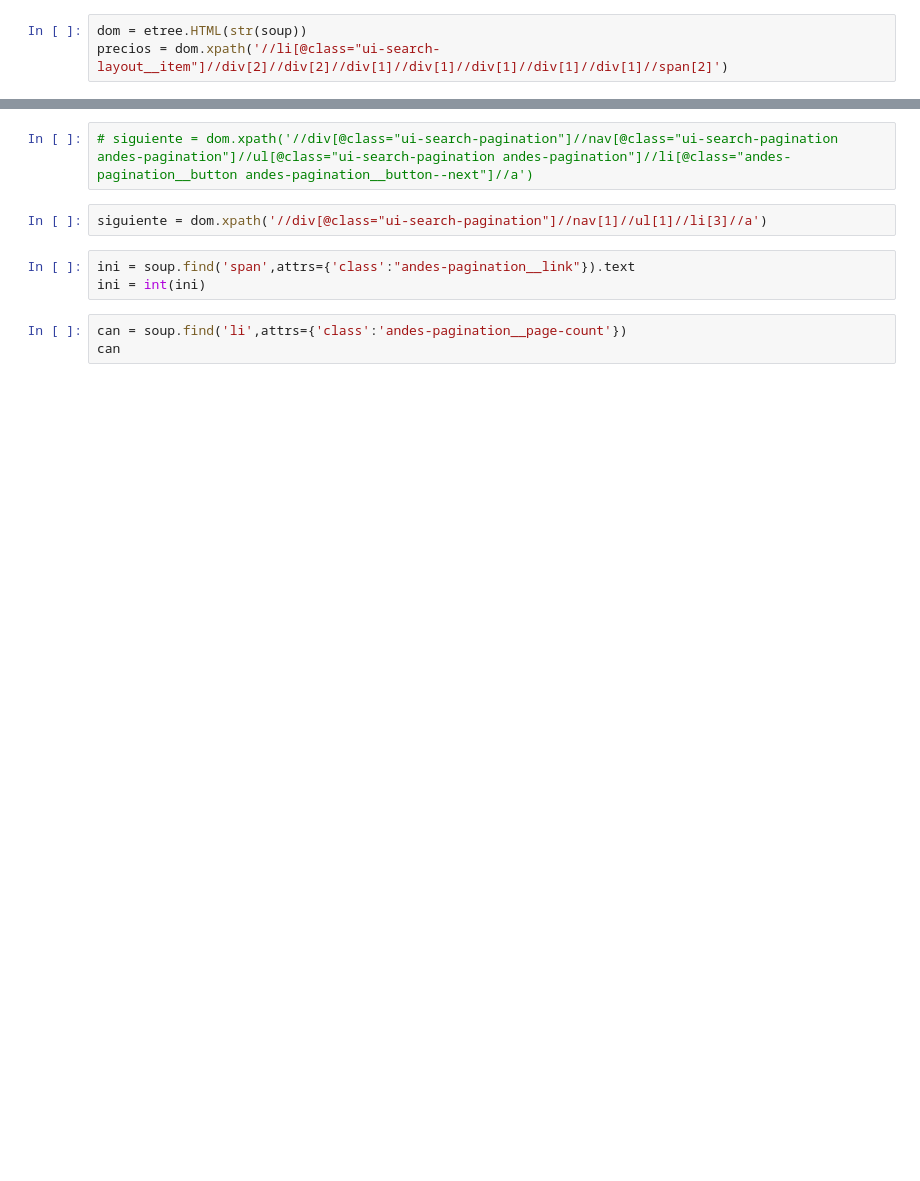
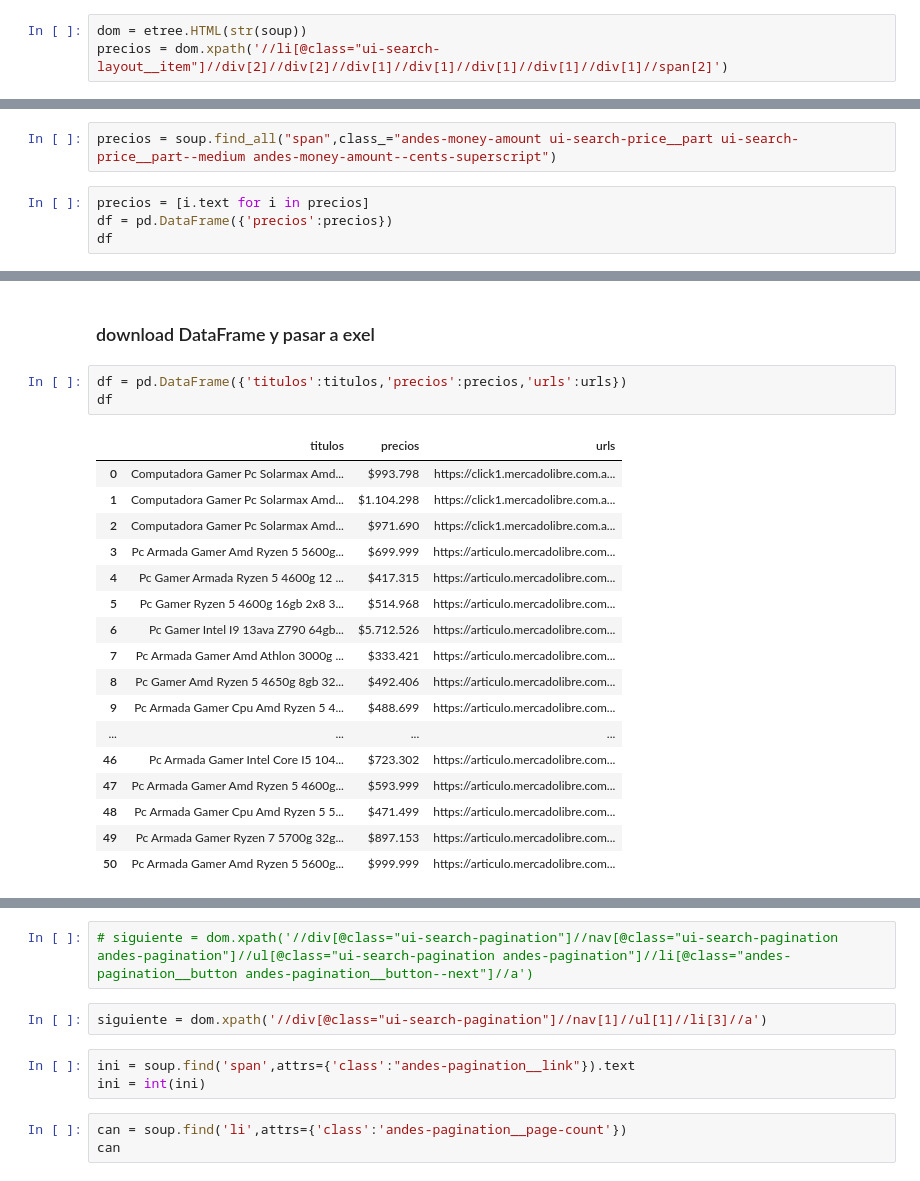
Before and after one commit to braian004/Python-practica, a Jupyter notebook: webscraping/rocode/web_craping(prueva_tecnica).ipynb, the cells around one changed output, grey strips where cells are left out. Saved outputs shown, nothing was run; the diff lists cells and outputs as text; blank space fills up the shorter version.

```diff
--- a/webscraping/rocode/web_craping(prueva_tecnica).ipynb
+++ b/webscraping/rocode/web_craping(prueva_tecnica).ipynb
@@ -81,0 +60,6 @@ ValueError: 2
+# %%
+precios = soup.find_all("span",class_="andes-money-amount ui-search-price__part ui-search-price__part--medium andes-money-amount--cents-superscript")
+# %%
+precios = [i.text for i in precios]
+df = pd.DataFrame({'precios':precios})
+df
@@ -81,0 +84,23 @@ ValueError: 2
+# %% [markdown]
+### download DataFrame y pasar a exel
+# %%
+df = pd.DataFrame({'titulos':titulos,'precios':precios,'urls':urls})
+df
+# %% [output]
+|  | titulos | precios | urls |
+| 0 | Computadora Gamer Pc Solarmax Amd... | $993.798 | https://click1.mercadolibre.com.a... |
+| 1 | Computadora Gamer Pc Solarmax Amd... | $1.104.298 | https://click1.mercadolibre.com.a... |
+| 2 | Computadora Gamer Pc Solarmax Amd... | $971.690 | https://click1.mercadolibre.com.a... |
+| 3 | Pc Armada Gamer Amd Ryzen 5 5600g... | $699.999 | https://articulo.mercadolibre.com... |
+| 4 | Pc Gamer Armada Ryzen 5 4600g 12 ... | $417.315 | https://articulo.mercadolibre.com... |
+| 5 | Pc Gamer Ryzen 5 4600g 16gb 2x8 3... | $514.968 | https://articulo.mercadolibre.com... |
+| 6 | Pc Gamer Intel I9 13ava Z790 64gb... | $5.712.526 | https://articulo.mercadolibre.com... |
+| 7 | Pc Armada Gamer Amd Athlon 3000g ... | $333.421 | https://articulo.mercadolibre.com... |
+| 8 | Pc Gamer Amd Ryzen 5 4650g 8gb 32... | $492.406 | https://articulo.mercadolibre.com... |
+| 9 | Pc Armada Gamer Cpu Amd Ryzen 5 4... | $488.699 | https://articulo.mercadolibre.com... |
+| ... | ... | ... | ... |
+| 46 | Pc Armada Gamer Intel Core I5 104... | $723.302 | https://articulo.mercadolibre.com... |
+| 47 | Pc Armada Gamer Amd Ryzen 5 4600g... | $593.999 | https://articulo.mercadolibre.com... |
+| 48 | Pc Armada Gamer Cpu Amd Ryzen 5 5... | $471.499 | https://articulo.mercadolibre.com... |
+| 49 | Pc Armada Gamer Ryzen 7 5700g 32g... | $897.153 | https://articulo.mercadolibre.com... |
+| 50 | Pc Armada Gamer Amd Ryzen 5 5600g... | $999.999 | https://articulo.mercadolibre.com... |
```
Also changed, not shown: parts of 12 cells of this notebook, 1 other file.
